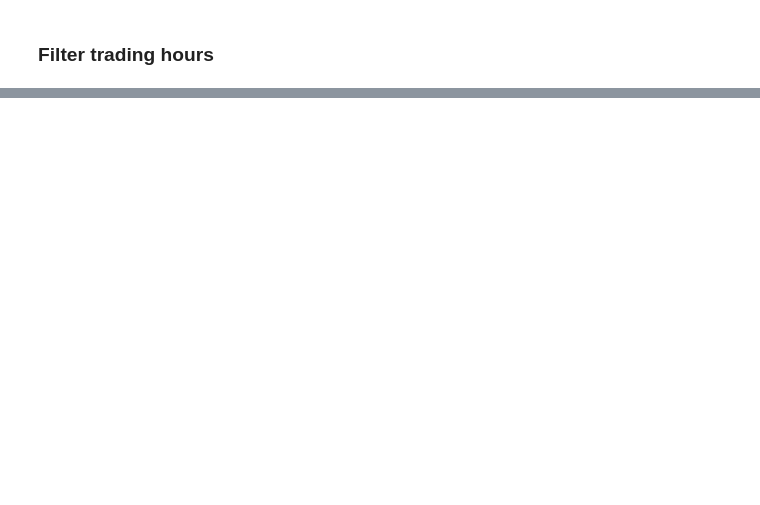
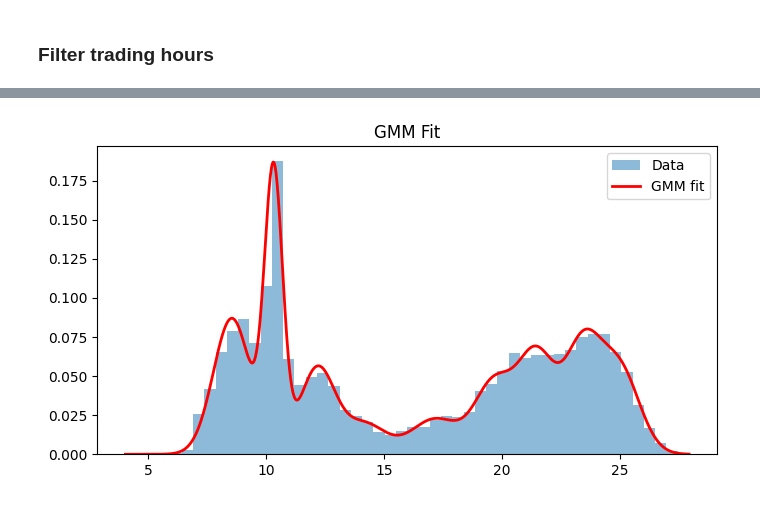
Before and after one commit to chenyu0516/jax_lob_wm, a Jupyter notebook: script/data_process.ipynb, the cells around one changed output, grey strips where cells are left out. Saved outputs shown, nothing was run; the diff lists cells and outputs as text; code cells hidden in the pictures; blank space fills up the shorter version.

```diff
--- a/script/data_process.ipynb
+++ b/script/data_process.ipynb
@@ -254,0 +273,11 @@ filter_trading_hours(states_df, 'ts')
+# %%
+from pathlib import Path
+
+directory = Path('../data/raw/PFE/XNAS-20260425-UEJBDCM7RR/')
+
+# 2. Find all CSV files (use .rglob('*.csv') to search subfolders too)
+csv_files = directory.glob('*.csv')
+sorted_files = sorted(csv_files, key=lambda f: f.name.split('-')[3])
+
+# 3. Read and combine into a single DataFrame
+df = pd.concat([pd.read_csv(f) for f in csv_files], ignore_index=True)
@@ -254,0 +326,7 @@ filter_trading_hours(states_df, 'ts')
+# %%
+state_conditions = [
+    (states_df['spread'] == s) & (states_df['imb'] == imb)
+    for s in [1, 2, 3, 4, 5]
+    for imb in [-10, -9, -8, -7, -6, -5, -4, -3, -2, -1, 0, 1, 2, 3, 4, 5, 6, 7, 8, 9, 10]
+]
+len(state_conditions)
@@ -254,0 +363,5 @@ filter_trading_hours(states_df, 'ts')
+# %%
+ts_con = states_df[state_conditions[0]]['ts']
+current_state_events = event_df[event_df['ts_con'].isin(ts_con)]
+cse = current_state_events[get_event_condition(current_state_events)[0]]
+cse
@@ -254,0 +385,19 @@ filter_trading_hours(states_df, 'ts')
+# %%
+log_dt = np.log(cse['ts_hap'].diff())
+log_dt = log_dt[log_dt<np.log(59400*1e9)]
+
+gmm = GaussianMixture(n_components=9, random_state=42)
+gmm.fit(log_dt.values.reshape(-1, 1))
+
+log_plot = np.linspace(log_dt.min(), log_dt.max(), 1000).reshape(-1, 1)
+log_prob = gmm.score_samples(log_plot)
+pdf = np.exp(log_prob)
+
+plt.figure(figsize=(8, 4))
+plt.hist(log_dt, bins=50, density=True, alpha=0.5, label='Data')
+plt.plot(log_plot, pdf, 'r-', lw=2, label='GMM fit')
+plt.legend()
+plt.title('GMM Fit')
+plt.show()
+# %% [output]
+[figure, added]
```
Also changed, not shown: parts of 28 cells of this notebook, 3 other files.
